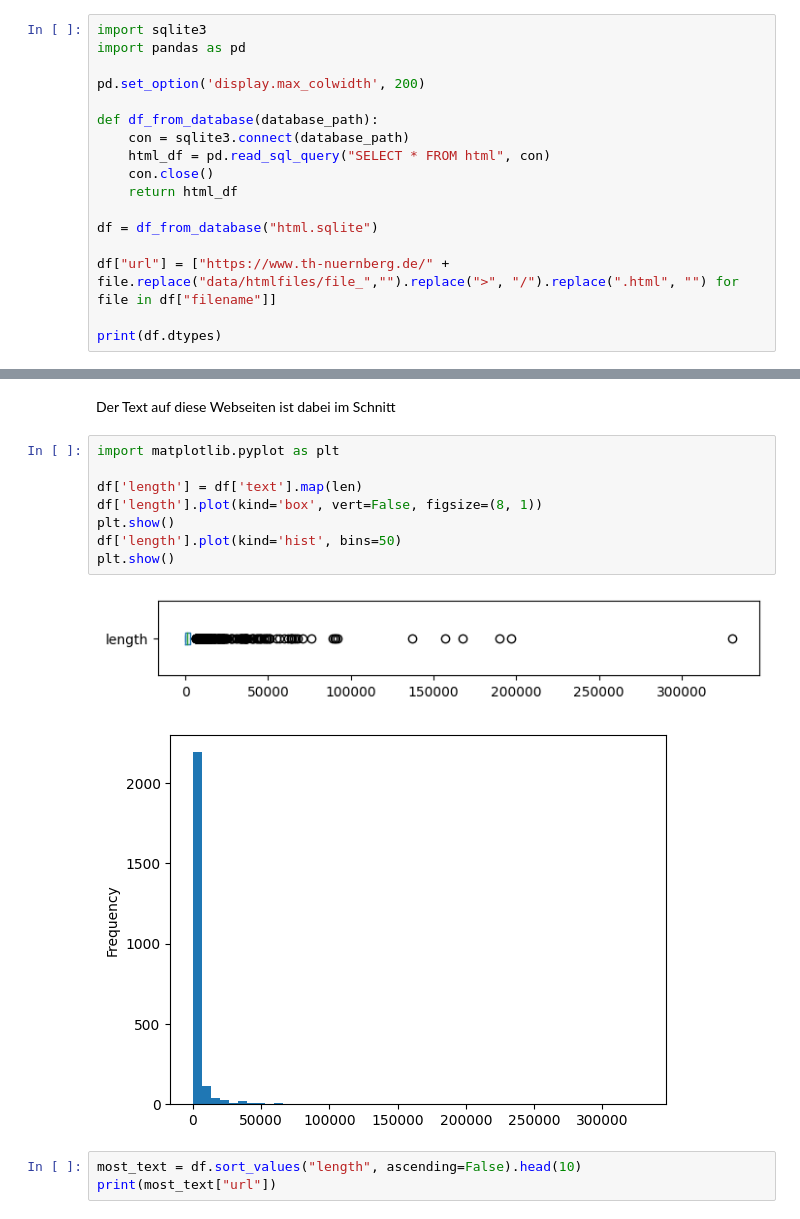
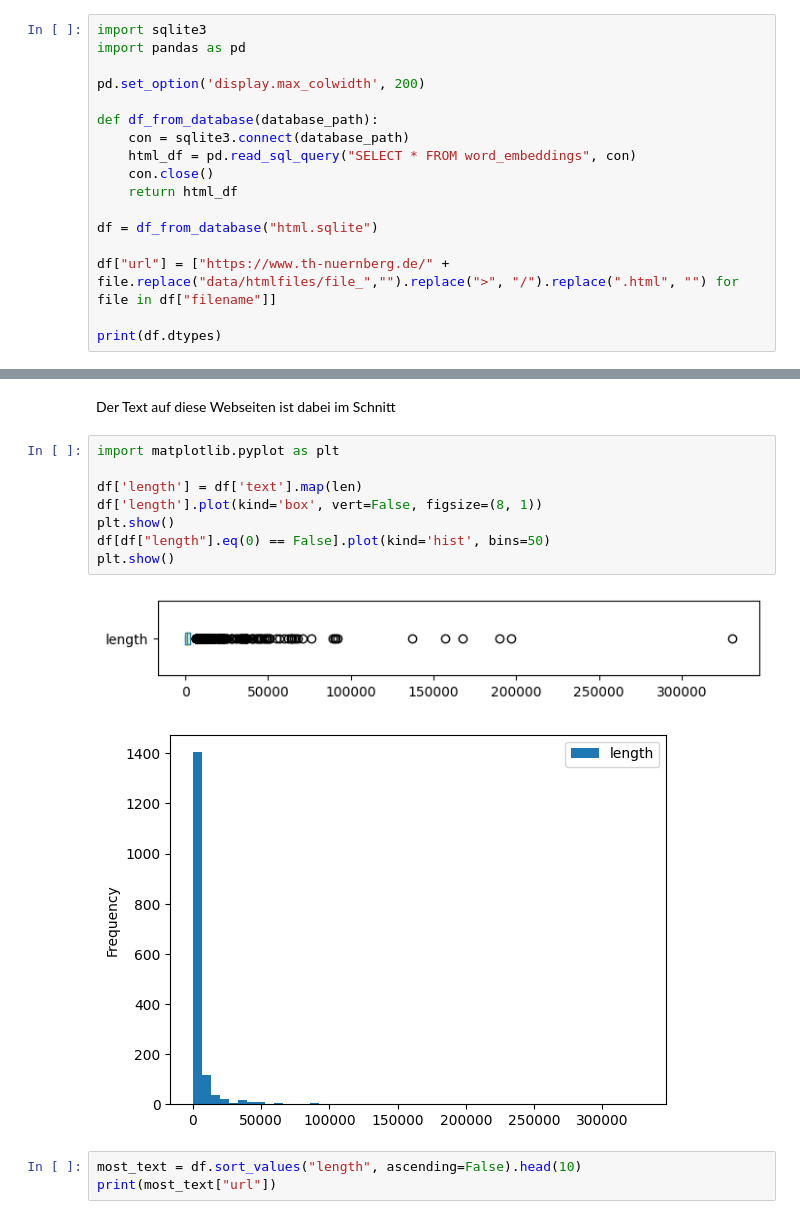
Before and after one commit to davidg-h/Daibl, a Jupyter notebook: discord_bot/scrap/data_visualization.ipynb, the cells around one changed output, grey strips where cells are left out. Saved outputs shown, nothing was run; the diff lists cells and outputs as text.

```diff
--- a/discord_bot/scrap/data_visualization.ipynb
+++ b/discord_bot/scrap/data_visualization.ipynb
@@ -12,7 +12,7 @@ pd.set_option('display.max_colwidth', 200)
 
 def df_from_database(database_path):
     con = sqlite3.connect(database_path)
-    html_df = pd.read_sql_query("SELECT * FROM html", con)
+    html_df = pd.read_sql_query("SELECT * FROM word_embeddings", con)
     con.close()
     return html_df
 
@@ -55,14 +56,14 @@ Der Text auf diese Webseiten ist dabei im Schnitt
 # %%
 import matplotlib.pyplot as plt
 
 df['length'] = df['text'].map(len)
 df['length'].plot(kind='box', vert=False, figsize=(8, 1))
 plt.show()
-df['length'].plot(kind='hist', bins=50)
+df[df["length"].eq(0) == False].plot(kind='hist', bins=50)
 plt.show()
 # %% [output]
 [figure]
-[figure, old version]
+[figure, new version]
 # %%
 most_text = df.sort_values("length", ascending=False).head(10)
 print(most_text["url"])
```
Also changed, not shown: parts of 6 cells of this notebook.
